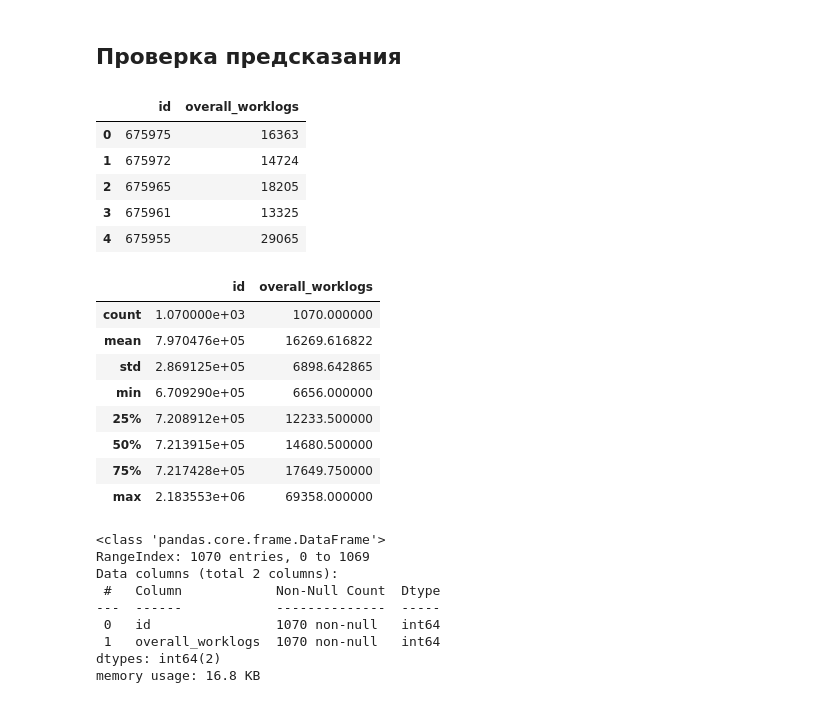
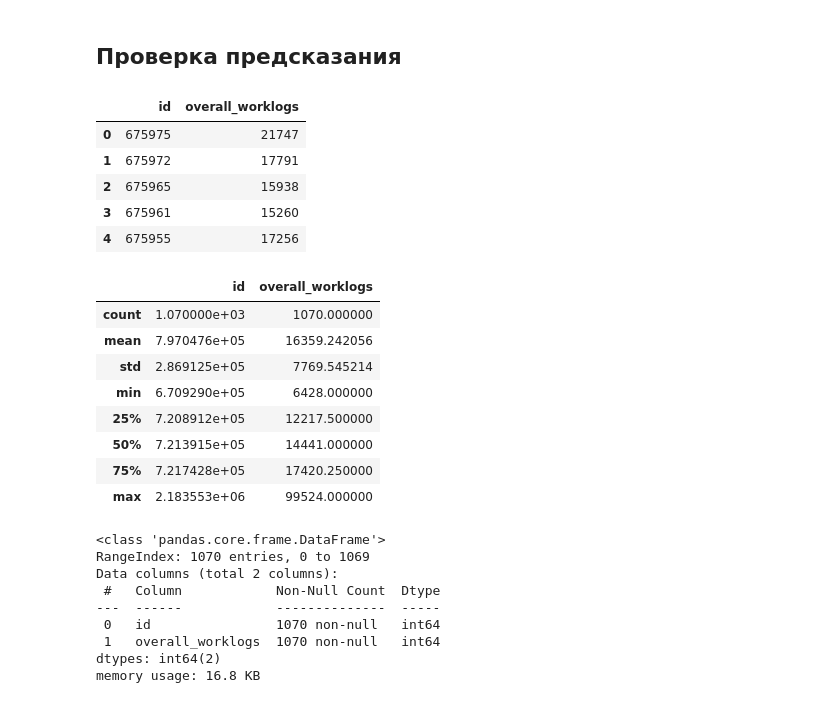
Before and after one commit to TayJen/hackathon_algu2022, a Jupyter notebook: H_ALGU_2022_Final.ipynb, the cells around one changed output. Cells and saved outputs as stored; diff of their text form; code cells hidden in the pictures.

```diff
--- a/H_ALGU_2022_Final.ipynb
+++ b/H_ALGU_2022_Final.ipynb
@@ -830,27 +829,27 @@ df_solution.to_csv('./solutions/d22_final_ps.csv', index=False)
 # %% [markdown]
 ## Проверка предсказания
 # %%
-df_solution = pd.read_csv('./solutions/d22_final_ps.csv')
+df_solution = pd.read_csv('./solutions/d23_FINAL_PL.csv')
 df_solution.head()
 # %% [output]
 |  | id | overall_worklogs |
-| 0 | 675975 | 16363 |
-| 1 | 675972 | 14724 |
-| 2 | 675965 | 18205 |
-| 3 | 675961 | 13325 |
-| 4 | 675955 | 29065 |
+| 0 | 675975 | 21747 |
+| 1 | 675972 | 17791 |
+| 2 | 675965 | 15938 |
+| 3 | 675961 | 15260 |
+| 4 | 675955 | 17256 |
 # %%
 df_solution.describe()
 # %% [output]
 |  | id | overall_worklogs |
 | count | 1.070000e+03 | 1070.000000 |
-| mean | 7.970476e+05 | 16269.616822 |
-| std | 2.869125e+05 | 6898.642865 |
-| min | 6.709290e+05 | 6656.000000 |
-| 25% | 7.208912e+05 | 12233.500000 |
-| 50% | 7.213915e+05 | 14680.500000 |
-| 75% | 7.217428e+05 | 17649.750000 |
-| max | 2.183553e+06 | 69358.000000 |
+| mean | 7.970476e+05 | 16359.242056 |
+| std | 2.869125e+05 | 7769.545214 |
+| min | 6.709290e+05 | 6428.000000 |
+| 25% | 7.208912e+05 | 12217.500000 |
+| 50% | 7.213915e+05 | 14441.000000 |
+| 75% | 7.217428e+05 | 17420.250000 |
+| max | 2.183553e+06 | 99524.000000 |
 # %%
 df_solution.info()
 # %% [output]
```
Also changed, not shown: parts of 42 cells of this notebook.
